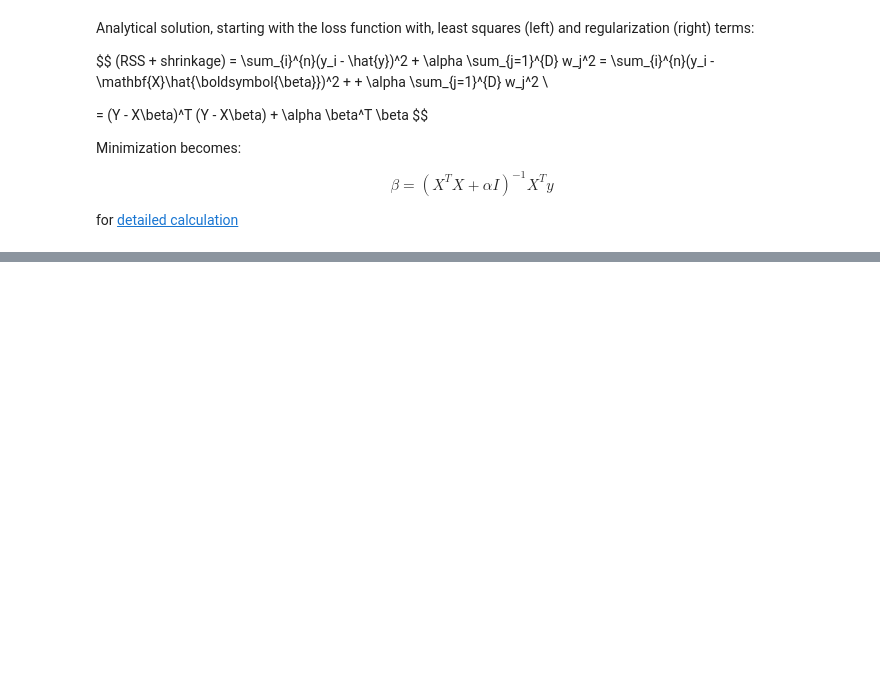
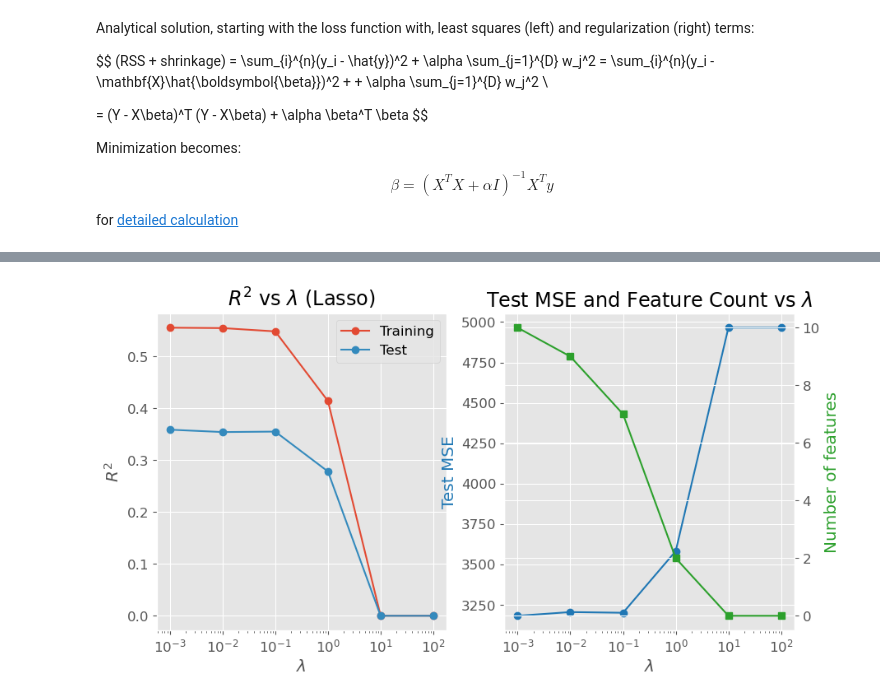
Before and after one commit to amandipde/ML_From_scratch, a Jupyter notebook: Linear_Regression/Linear_regression.ipynb, the cells around one changed output, grey strips where cells are left out. Saved outputs shown, nothing was run; the diff lists cells and outputs as text; code cells hidden in the pictures; blank space fills up the shorter version.

```diff
--- a/Linear_Regression/Linear_regression.ipynb
+++ b/Linear_Regression/Linear_regression.ipynb
@@ -702,0 +707,49 @@ Inferences about model complexity and bias variance trade off:
+# %%
+from sklearn.linear_model import Lasso
+from sklearn.metrics import mean_squared_error
+
+lambda_values = [0.001, 0.01, 0.1, 1, 10, 100]
+training_score = []
+test_score = []
+training_mse = []
+test_mse = []
+n_features = []
+
+for val in lambda_values:
+    lasso = Lasso(alpha=val, max_iter=100000).fit(X_train, y_train)
+
+    y_pred_train = lasso.predict(X_train)
+    y_pred_test = lasso.predict(X_test)
+
+    train_score = lasso.score(X_train, y_train)
+    tst_score = lasso.score(X_test, y_test)
+
+    train_mse_val = mean_squared_error(y_train, y_pred_train)
+    test_mse_val = mean_squared_error(y_test, y_pred_test)
+
+    training_score.append(train_score)
+    test_score.append(tst_score)
+    training_mse.append(train_mse_val)
+    test_mse.append(test_mse_val)
+    n_features.append(np.sum(lasso.coef_ != 0))
+
+fig, axes = plt.subplots(1, 2, figsize=(10, 5))
+
+axes[0].plot(lambda_values, training_score, marker="o", label="Training")
+axes[0].plot(lambda_values, test_score, marker="o", label="Test")
+axes[0].set_xscale("log")
+axes[0].set_ylabel(r"$R^2$")
+axes[0].set_xlabel(r"$\lambda$")
+axes[0].set_title(r"$R^2$ vs $\lambda$ (Lasso)")
+axes[0].legend()
+
+axes[1].plot(lambda_values, test_mse, marker="o", color="tab:blue", label="Test MSE")
+ax2 = axes[1].twinx()
+ax2.plot(lambda_values, n_features, marker="s", color="tab:green", label="Num of Features")
+axes[1].set_xscale("log")
+axes[1].set_ylabel("Test MSE", color="tab:blue")
+ax2.set_ylabel("Number of features", color="tab:green")
+axes[1].set_xlabel(r"$\lambda$")
+axes[1].set_title(r"Test MSE and Feature Count vs $\lambda$");
+# %% [output]
+[figure, added]
```
Also changed, not shown: parts of 8 cells of this notebook.
